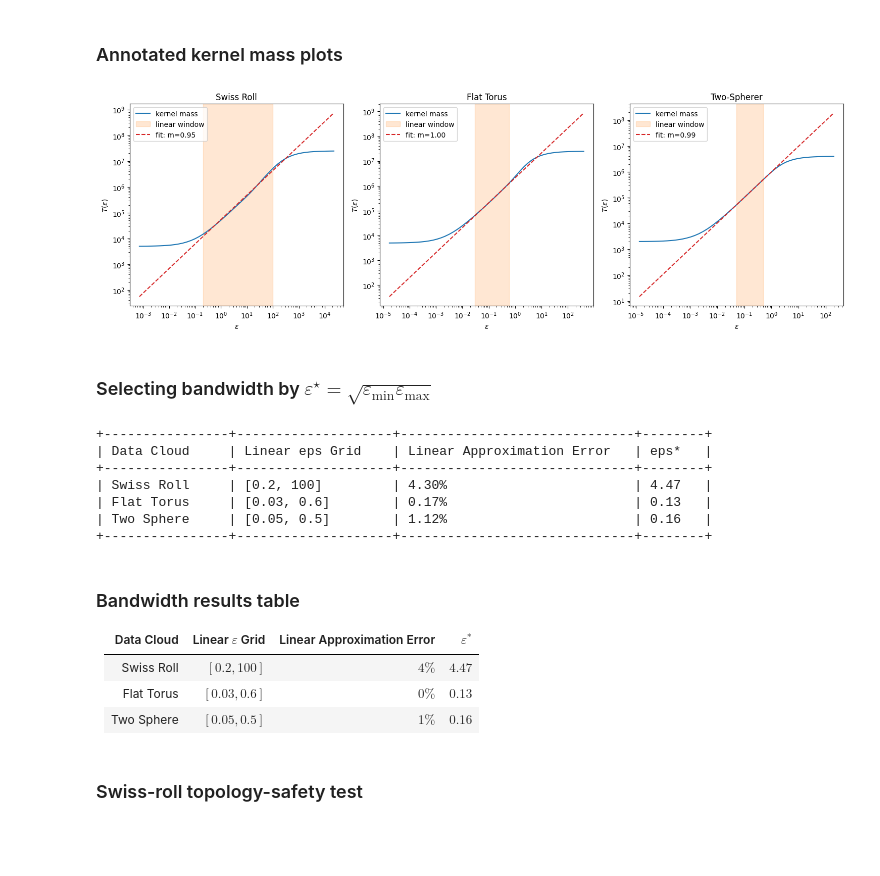
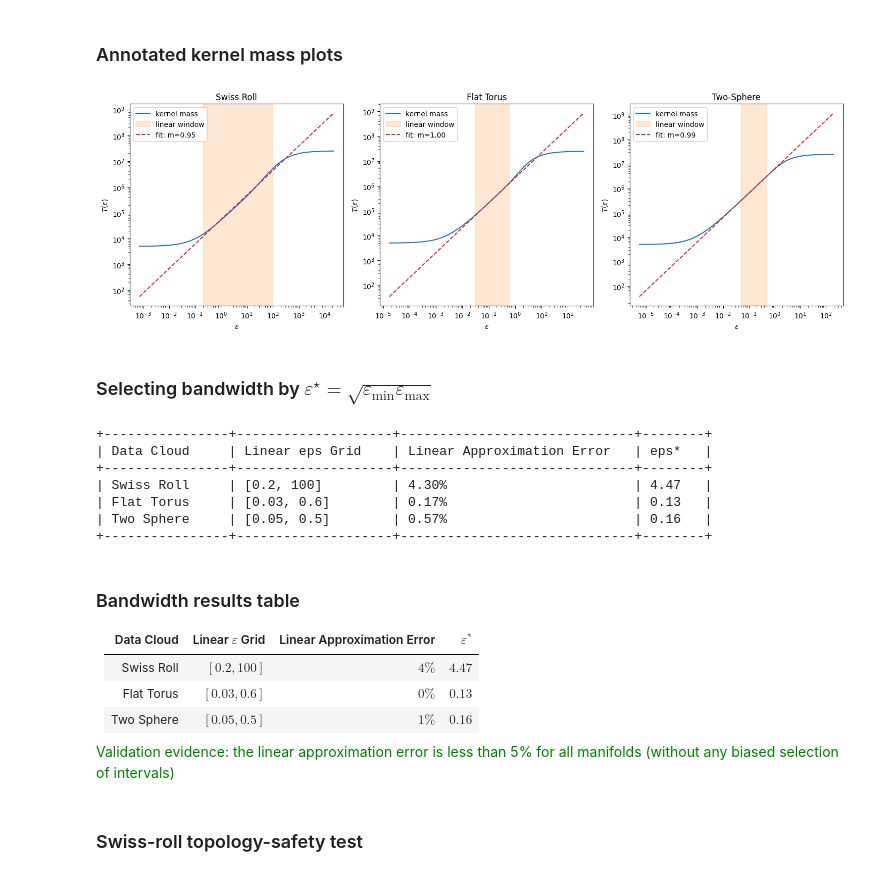
Before and after one commit to adamfowliee/JDKF_Starter, a Jupyter notebook: InitialTasks/diffusion.ipynb, the cells around one changed output. Cells and saved outputs as stored; diff of their text form; code cells hidden in the pictures; blank space fills up the shorter version.

```diff
--- a/InitialTasks/diffusion.ipynb
+++ b/InitialTasks/diffusion.ipynb
@@ -133,2 +92,0 @@ def embedding_real(X, epsilon=None, alpha=1, k=2, trans_matrix=True, eigen=True)
-# %%
-Psi_X, w, v = embedding_real(X, eigen=True)
@@ -193,8 +197,7 @@ def two_sphere(n: int = 2000):
     intrinsic = np.stack((theta, phi), axis=1)
     return X, intrinsic
 
-X_sphere, I_sphere = two_sphere()
-#Psi_sphere = embedding_real(X_sphere, k=2)
+X_sphere, I_sphere = two_sphere(5000)
 # %% [markdown]
 # 1.3. Bandwidth Selection
 
@@ -407,15 +410,15 @@ def plot_kernel_mass_2(X, title="Kernel Mass Annotated Plot", ax=None, linear_re
 # %%
 fig, (ax1, ax2, ax3) = plt.subplots(1, 3)
 fig.set_figheight(5)
 fig.set_figwidth(15)
 
 plot_kernel_mass_2(X_swiss_roll, title="Swiss Roll", ax=ax1, linear_region=eps_sr_reg)
 plot_kernel_mass_2(X_torus, title="Flat Torus", ax=ax2, linear_region=eps_ft_reg)
-plot_kernel_mass_2(X_sphere, title="Two-Spherer", ax=ax3, linear_region=eps_ts_reg)
+plot_kernel_mass_2(X_sphere, title="Two-Sphere", ax=ax3, linear_region=eps_ts_reg)
 
 fig.tight_layout()
 # %% [output]
-[figure, old version]
+[figure, new version]
 # %% [markdown]
 ### Selecting bandwidth by $\varepsilon^\star = \sqrt{\varepsilon_\text{min} \varepsilon_\text{max}}$
 # %%
@@ -445,7 +448,7 @@ print("+" + "+".join("-" * (w + 2) for w in widths) + "+")
 +----------------+--------------------+------------------------------+--------+
 | Swiss Roll     | [0.2, 100]         | 4.30%                        | 4.47   |
 | Flat Torus     | [0.03, 0.6]        | 0.17%                        | 0.13   |
-| Two Sphere     | [0.05, 0.5]        | 1.12%                        | 0.16   |
+| Two Sphere     | [0.05, 0.5]        | 0.57%                        | 0.16   |
 +----------------+--------------------+------------------------------+--------+
 # %% [markdown]
 ### Bandwidth results table
@@ -454,6 +457,8 @@ print("+" + "+".join("-" * (w + 2) for w in widths) + "+")
 | Swiss Roll | $[0.2, 100]$ | $4\%$ | $4.47$ |
 | Flat Torus | $[0.03, 0.6]$ | $0\%$ | $0.13$ |
 | Two Sphere | $[0.05, 0.5]$ | $1\%$ | $0.16$ |
+
+<span style="color:green">Validation evidence: the linear approximation error is less than 5% for all manifolds (without any biased selection of intervals)
 # %% [markdown]
 ### Swiss-roll topology-safety test
 # %%
```
Also changed, not shown: parts of 35 cells of this notebook.
